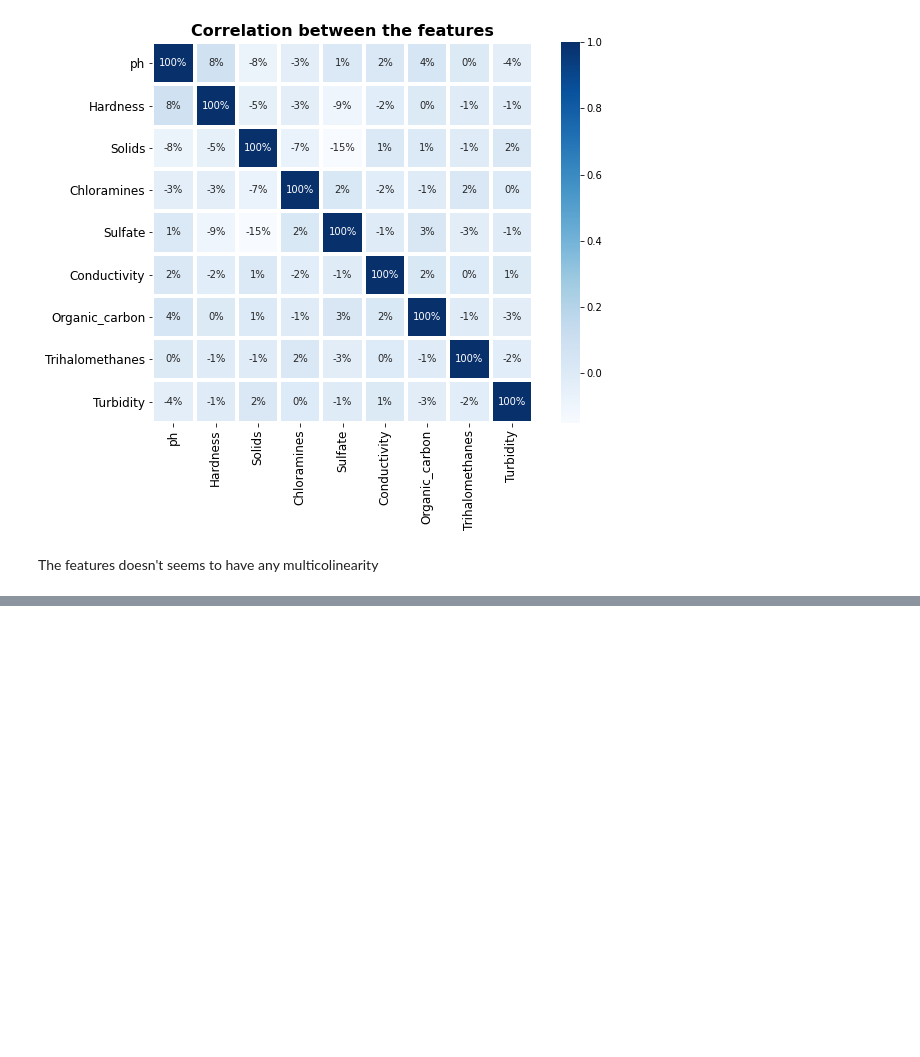
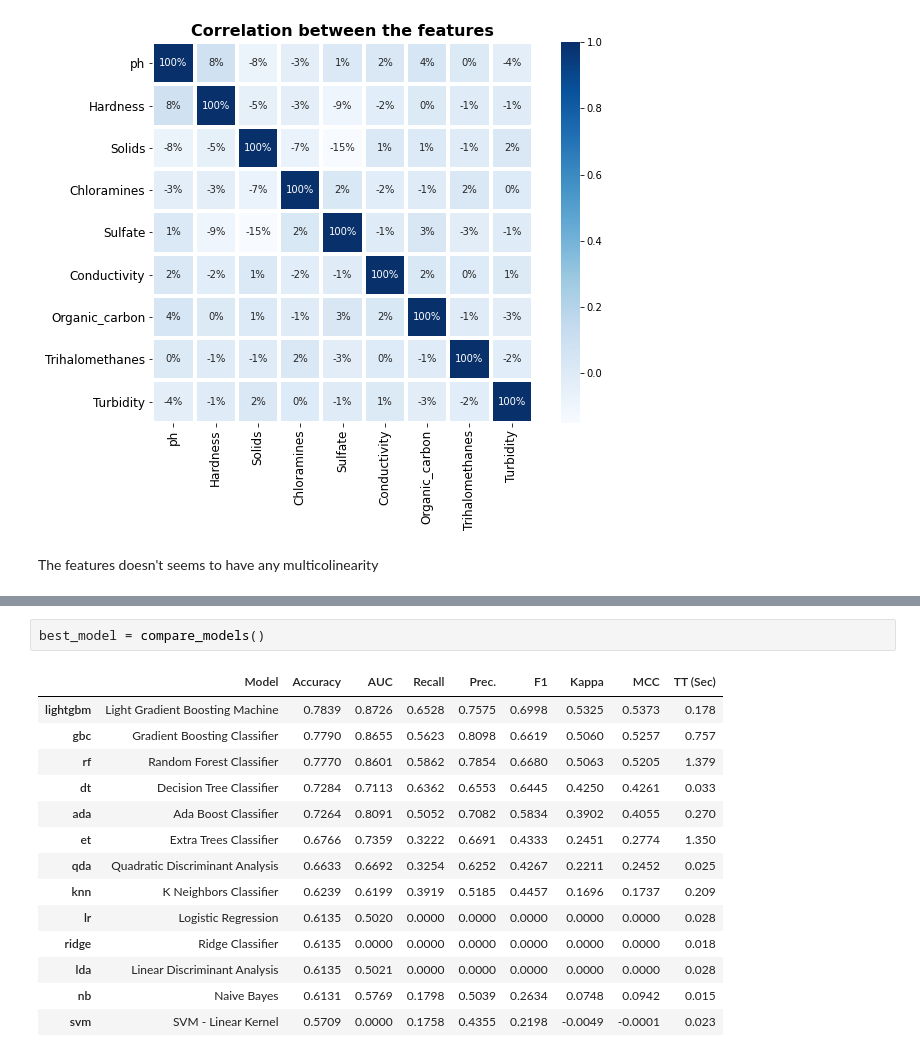
Before and after one commit to gyana-ranjan-dash/water-potability, a Jupyter notebook: water_probability.ipynb, the cells around one changed output, grey strips where cells are left out. Saved outputs shown, nothing was run; the diff lists cells and outputs as text; blank space fills up the shorter version.

```diff
--- a/water_probability.ipynb
+++ b/water_probability.ipynb
@@ -238,0 +237,17 @@ Text(value="Following data types have been inferred automatically, if they are c
+# %%
+best_model = compare_models()
+# %% [output]
+|  | Model | Accuracy | AUC | Recall | Prec. | F1 | Kappa | MCC | TT (Sec) |
+| lightgbm | Light Gradient Boosting Machine | 0.7839 | 0.8726 | 0.6528 | 0.7575 | 0.6998 | 0.5325 | 0.5373 | 0.178 |
+| gbc | Gradient Boosting Classifier | 0.7790 | 0.8655 | 0.5623 | 0.8098 | 0.6619 | 0.5060 | 0.5257 | 0.757 |
+| rf | Random Forest Classifier | 0.7770 | 0.8601 | 0.5862 | 0.7854 | 0.6680 | 0.5063 | 0.5205 | 1.379 |
+| dt | Decision Tree Classifier | 0.7284 | 0.7113 | 0.6362 | 0.6553 | 0.6445 | 0.4250 | 0.4261 | 0.033 |
+| ada | Ada Boost Classifier | 0.7264 | 0.8091 | 0.5052 | 0.7082 | 0.5834 | 0.3902 | 0.4055 | 0.270 |
+| et | Extra Trees Classifier | 0.6766 | 0.7359 | 0.3222 | 0.6691 | 0.4333 | 0.2451 | 0.2774 | 1.350 |
+| qda | Quadratic Discriminant Analysis | 0.6633 | 0.6692 | 0.3254 | 0.6252 | 0.4267 | 0.2211 | 0.2452 | 0.025 |
+| knn | K Neighbors Classifier | 0.6239 | 0.6199 | 0.3919 | 0.5185 | 0.4457 | 0.1696 | 0.1737 | 0.209 |
+| lr | Logistic Regression | 0.6135 | 0.5020 | 0.0000 | 0.0000 | 0.0000 | 0.0000 | 0.0000 | 0.028 |
+| ridge | Ridge Classifier | 0.6135 | 0.0000 | 0.0000 | 0.0000 | 0.0000 | 0.0000 | 0.0000 | 0.018 |
+| lda | Linear Discriminant Analysis | 0.6135 | 0.5021 | 0.0000 | 0.0000 | 0.0000 | 0.0000 | 0.0000 | 0.028 |
+| nb | Naive Bayes | 0.6131 | 0.5769 | 0.1798 | 0.5039 | 0.2634 | 0.0748 | 0.0942 | 0.015 |
+| svm | SVM - Linear Kernel | 0.5709 | 0.0000 | 0.1758 | 0.4355 | 0.2198 | -0.0049 | -0.0001 | 0.023 |
```
Also changed, not shown: parts of 3 cells of this notebook.
